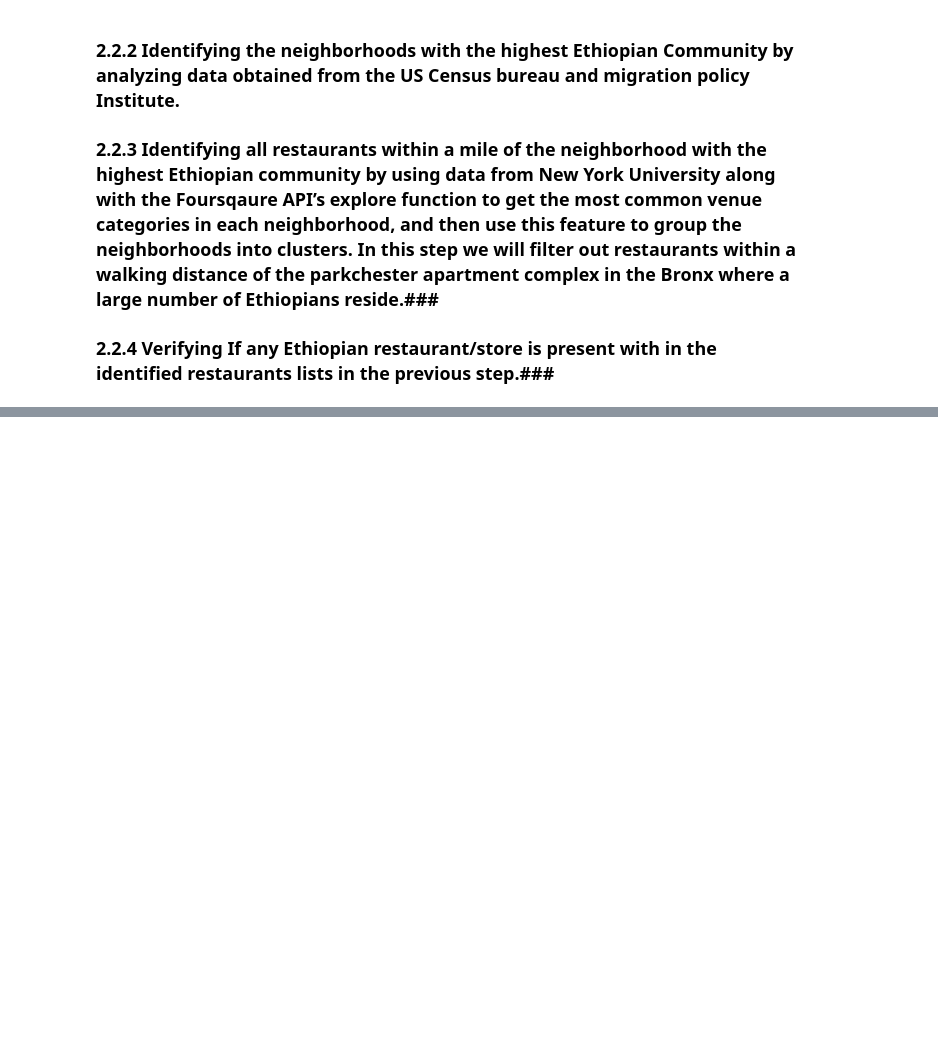
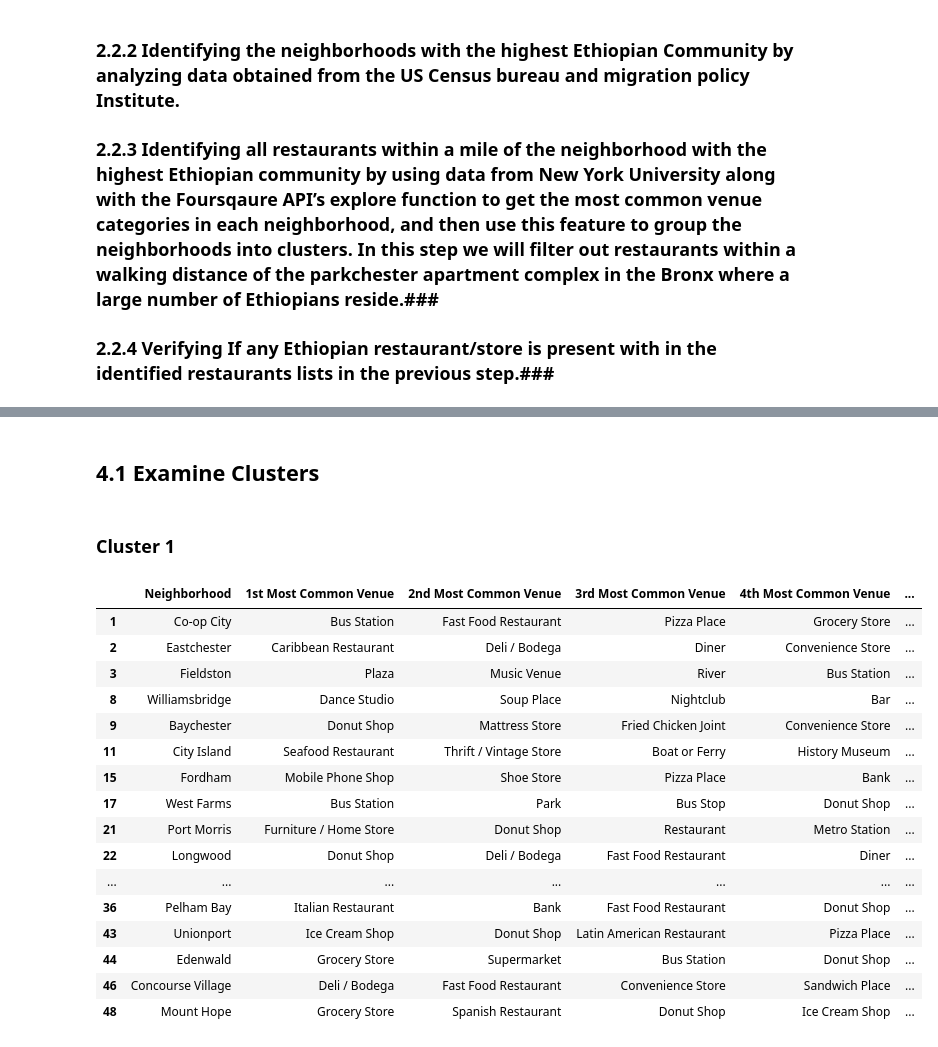
Before and after one commit to Yose45/Peer-graded-Assignment-Capstone-Project---The-Battle-of-Neighborhoods-Week-1-, a Jupyter notebook: Peer-graded Assignment: Capstone Project - Final.ipynb, the cells around one changed output, grey strips where cells are left out. Drawn from its saved outputs; the diff is of its cells as text; code cells hidden in the pictures; blank space fills up the shorter version.

Commit message:
Published from Watson Studio.

```diff
--- a/Peer-graded Assignment: Capstone Project - Final.ipynb
+++ b/Peer-graded Assignment: Capstone Project - Final.ipynb
@@ -150,0 +594,21 @@
+# %%
+num_top_venues = 10
+
+indicators = ['st', 'nd', 'rd']
+
+# create columns according to number of top venues
+columns = ['Neighborhood']
+for ind in np.arange(num_top_venues):
+    try:
+        columns.append('{}{} Most Common Venue'.format(ind+1, indicators[ind]))
+    except:
+        columns.append('{}th Most Common Venue'.format(ind+1))
+
+# create a new dataframe
+neighborhoods_venues_sorted = pd.DataFrame(columns=columns)
+neighborhoods_venues_sorted['Neighborhood'] = bronx_grouped['Neighborhood']
+
+for ind in np.arange(bronx_grouped.shape[0]):
+    neighborhoods_venues_sorted.iloc[ind, 1:] = return_most_common_venues(bronx_grouped.iloc[ind, :], num_top_venues)
+
+neighborhoods_venues_sorted.head()
@@ -150,0 +626,11 @@
+# %%
+# set number of clusters
+kclusters = 5
+
+bronx_grouped_clustering = bronx_grouped.drop('Neighborhood', 1)
+
+# run k-means clustering
+kmeans = KMeans(n_clusters=kclusters, random_state=0).fit(bronx_grouped_clustering)
+
+# check cluster labels generated for each row in the dataframe
+kmeans.labels_[0:10]
@@ -150,0 +641,10 @@
+# %%
+neighborhoods_venues_sorted.insert(0, 'Cluster Labels', kmeans.labels_)
+
+
+bronx_merged = Bronx_data
+
+
+bronx_merged = bronx_merged.join(neighborhoods_venues_sorted.set_index('Neighborhood'), on='Neighborhood')
+
+bronx_merged.head() # check the last columns!
@@ -150,0 +685,24 @@
+# %% [markdown]
+## 4.1 Examine Clusters ##
+# %% [markdown]
+### Cluster 1 ##
+# %%
+bronx_merged.loc[bronx_merged['Cluster Labels'] == 0, bronx_merged.columns[[1] + list(range(5, bronx_merged.shape[1]))]]
+# %% [output]
+|  | Neighborhood | 1st Most Common Venue | 2nd Most Common Venue | 3rd Most Common Venue | 4th Most Common Venue | ... |
+| 1 | Co-op City | Bus Station | Fast Food Restaurant | Pizza Place | Grocery Store | ... |
+| 2 | Eastchester | Caribbean Restaurant | Deli / Bodega | Diner | Convenience Store | ... |
+| 3 | Fieldston | Plaza | Music Venue | River | Bus Station | ... |
+| 8 | Williamsbridge | Dance Studio | Soup Place | Nightclub | Bar | ... |
+| 9 | Baychester | Donut Shop | Mattress Store | Fried Chicken Joint | Convenience Store | ... |
+| 11 | City Island | Seafood Restaurant | Thrift / Vintage Store | Boat or Ferry | History Museum | ... |
+| 15 | Fordham | Mobile Phone Shop | Shoe Store | Pizza Place | Bank | ... |
+| 17 | West Farms | Bus Station | Park | Bus Stop | Donut Shop | ... |
+| 21 | Port Morris | Furniture / Home Store | Donut Shop | Restaurant | Metro Station | ... |
+| 22 | Longwood | Donut Shop | Deli / Bodega | Fast Food Restaurant | Diner | ... |
+| ... | ... | ... | ... | ... | ... | ... |
+| 36 | Pelham Bay | Italian Restaurant | Bank | Fast Food Restaurant | Donut Shop | ... |
+| 43 | Unionport | Ice Cream Shop | Donut Shop | Latin American Restaurant | Pizza Place | ... |
+| 44 | Edenwald | Grocery Store | Supermarket | Bus Station | Donut Shop | ... |
+| 46 | Concourse Village | Deli / Bodega | Fast Food Restaurant | Convenience Store | Sandwich Place | ... |
+| 48 | Mount Hope | Grocery Store | Spanish Restaurant | Donut Shop | Ice Cream Shop | ... |
```
Also changed, not shown: parts of 91 cells of this notebook.
